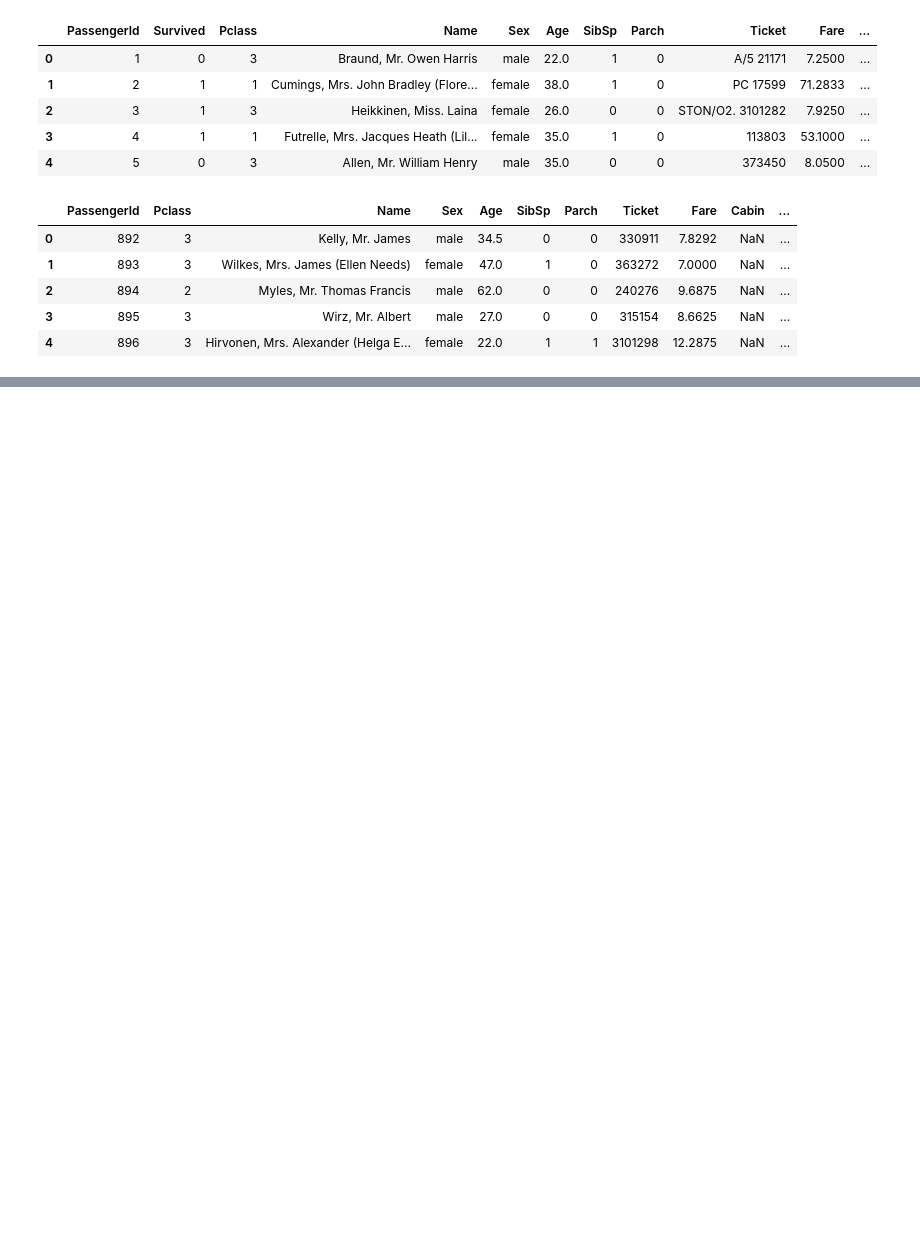
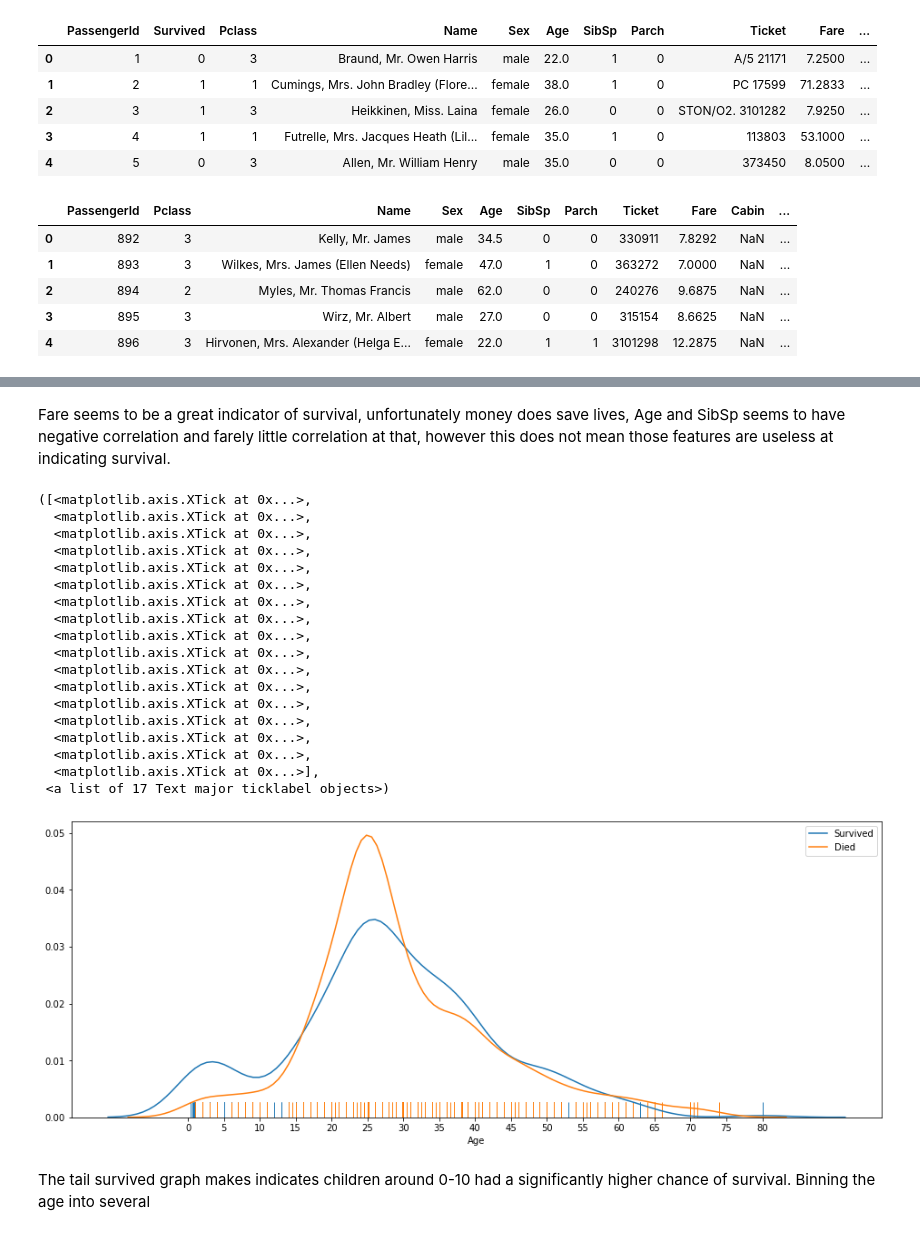
Before and after one commit to cucearda/TitanicProject, a Jupyter notebook: Titanic.ipynb, the cells around one changed output, grey strips where cells are left out. Saved outputs shown, nothing was run; the diff lists cells and outputs as text; code cells hidden in the pictures; blank space fills up the shorter version.

```diff
--- a/Titanic.ipynb
+++ b/Titanic.ipynb
@@ -167,0 +221,32 @@ for d in datas:
+# %% [markdown]
+Fare seems to be a great indicator of survival, unfortunately money does save lives, Age and SibSp seems to have negative correlation and farely little correlation at that, however this does not mean those features are useless at indicating survival.
+# %%
+s = data1.loc[data1.Survived == 1]
+d = data1.loc[data1.Survived == 0]
+plt.figure(figsize=(16,6))
+sns.distplot(s['Age'], hist=False, rug=True, label='Survived')
+sns.distplot(d['Age'], hist=False, rug=True, label='Died')
+plt.legend()
+plt.xticks(list(range(0,81,5)))
+# %% [output]
+([<matplotlib.axis.XTick at 0x...>,
+  <matplotlib.axis.XTick at 0x...>,
+  <matplotlib.axis.XTick at 0x...>,
+  <matplotlib.axis.XTick at 0x...>,
+  <matplotlib.axis.XTick at 0x...>,
+  <matplotlib.axis.XTick at 0x...>,
+  <matplotlib.axis.XTick at 0x...>,
+  <matplotlib.axis.XTick at 0x...>,
+  <matplotlib.axis.XTick at 0x...>,
+  <matplotlib.axis.XTick at 0x...>,
+  <matplotlib.axis.XTick at 0x...>,
+  <matplotlib.axis.XTick at 0x...>,
+  <matplotlib.axis.XTick at 0x...>,
+  <matplotlib.axis.XTick at 0x...>,
+  <matplotlib.axis.XTick at 0x...>,
+  <matplotlib.axis.XTick at 0x...>,
+  <matplotlib.axis.XTick at 0x...>],
+ <a list of 17 Text major ticklabel objects>)
+[figure, added]
+# %% [markdown]
+The tail survived graph makes indicates children around 0-10 had a significantly higher chance of survival. Binning the age into several
```
Also changed, not shown: parts of 40 cells of this notebook.
